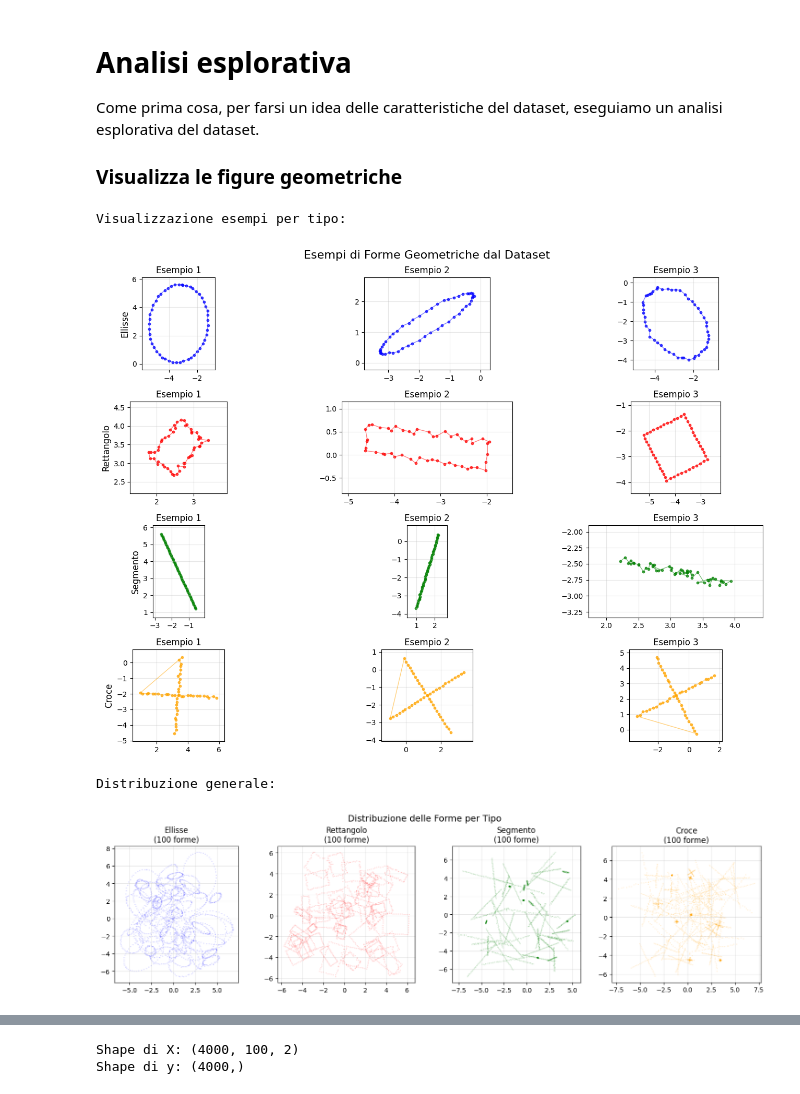
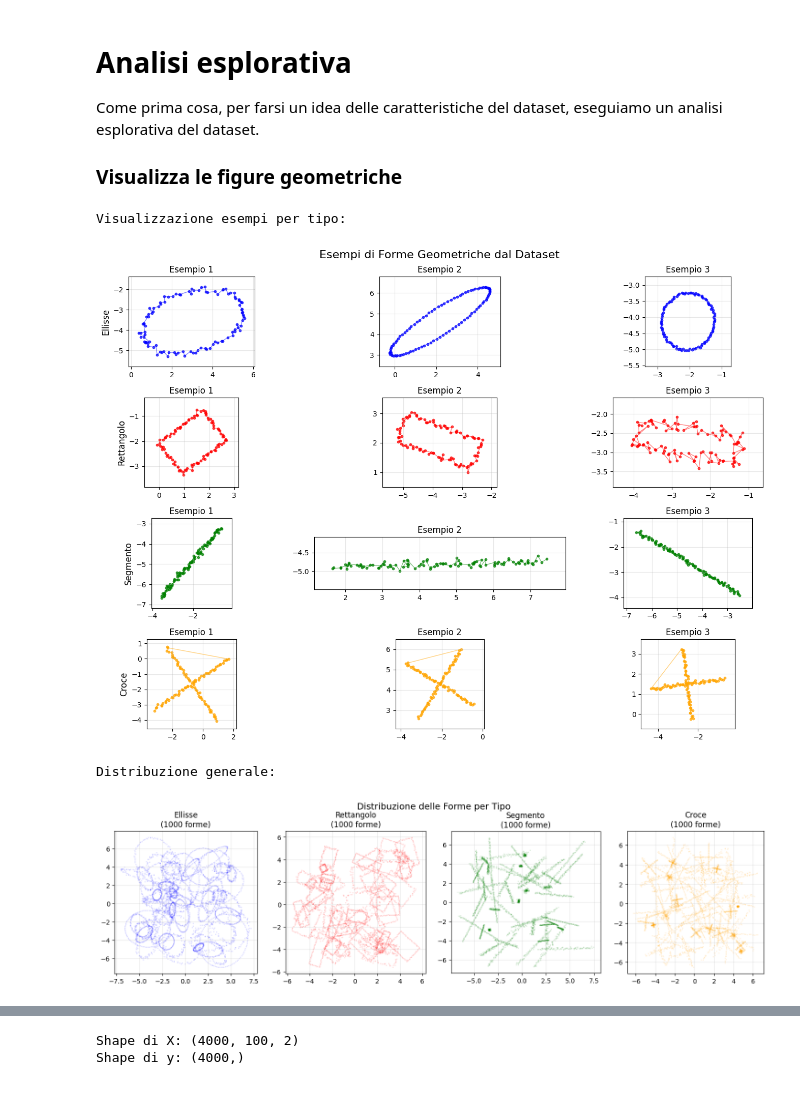
Before and after one commit to SimonePellegrini/ShapeRecognitionPython, a Jupyter notebook: riconoscimento_forme (1).ipynb, the cells around one changed output, grey strips where cells are left out. Drawn from its saved outputs; the diff is of its cells as text; code cells hidden in the pictures.

Commit message:
Aggiunta di visualizzazioni grafiche

```diff
--- a/riconoscimento_forme (1).ipynb
+++ b/riconoscimento_forme (1).ipynb
@@ -378,62 +378,7 @@ def visualizza_forme(X, y, n_per_tipo=4, figsize=(15, 10)):
 
     plt.tight_layout()
     plt.show()
-    """
-    Visualizza forme specifiche in subplot separati.
 
-    Parametri:
-        X (np.ndarray): Array di forme
-        y (np.ndarray): Array di etichette
-        indices (list): Lista di indici delle forme da visualizzare (se None, prende le prime 8)
-        figsize (tuple): Dimensione della figura
-    """
-
-    labels = ['ellisse', 'rettangolo', 'segmento', 'croce']
-    colori = ['blue', 'red', 'green', 'orange']
-
-    if indices is None:
-        indices = list(range(min(8, len(X))))
-
-    n_plot = len(indices)
-    cols = 4
-    rows = (n_plot + cols - 1) // cols
-
-    fig, axes = plt.subplots(rows, cols, figsize=figsize)
-    if rows == 1:
-        axes = axes.reshape(1, -1)
-
-    for i, idx in enumerate(indices):
-        row = i // cols
-        col = i % cols
-        ax = axes[row, col]
-
-        punti = X[idx]
-        tipo = y[idx]
-
-        # Disegna la forma
-        ax.scatter(punti[:, 0], punti[:, 1],
-                  c=colori[tipo], s=15, alpha=0.8)
-
-        if tipo in [0, 1]:  # Chiudi ellisse e rettangolo
-            punti_chiusi = np.vstack([punti, punti[0]])
-            ax.plot(punti_chiusi[:, 0], punti_chiusi[:, 1],
-                   c=colori[tipo], linewidth=2, alpha=0.6)
-        else:
-            ax.plot(punti[:, 0], punti[:, 1],
-                   c=colori[tipo], linewidth=2, alpha=0.6)
-
-        ax.set_title(f'{labels[tipo]} (idx={idx})', fontsize=10)
-        ax.grid(True, alpha=0.3)
-        ax.set_aspect('equal')
-
-    # Nasconde subplot vuoti
-    for i in range(n_plot, rows * cols):
-        row = i // cols
-        col = i % cols
-        axes[row, col].set_visible(False)
-
-    plt.tight_layout()
-    plt.show()
 def visualizza_distribuzione_forme(X, y, figsize=(15, 4)):
     """
     Visualizza la distribuzione di tutte le forme in un unico plot per tipo.
@@ -454,36 +399,34 @@ def visualizza_distribuzione_forme(X, y, figsize=(15, 4)):
 
         # Trova tutte le forme di questo tipo
         indici = np.where(y == tipo)[0]
 
         # Disegna tutte le forme sovrapposte
         for idx in indici[:50]:  # Limita a 50 per non sovraccaricare
             punti = X[idx]
             ax.scatter(punti[:, 0], punti[:, 1],
                       c=colori[tipo], s=1, alpha=0.1)
 
         ax.set_title(f'{labels[tipo].capitalize()}\n({len(indici)} forme)')
         ax.grid(True, alpha=0.3)
         ax.set_aspect('equal')
 
     plt.suptitle('Distribuzione delle Forme per Tipo', fontsize=14)
     plt.tight_layout()
     plt.show()
 
-
-# Esempio d'uso:
 if __name__ == "__main__":
     # Genera dataset di esempio
-    X, y = genera_campioni(n_shapes=100, n_punti=50, rumore_std_bound=0.05)
+    X, y = genera_campioni(n_shapes=1000, n_punti=100, rumore_std_bound=0.1)
 
     # Visualizza esempi
     print("Visualizzazione esempi per tipo:")
     visualizza_forme(X, y, n_per_tipo=3)
 
     # Visualizza distribuzione
     print("\nDistribuzione generale:")
     visualizza_distribuzione_forme(X, y)
 # %% [output]
 Visualizzazione esempi per tipo:
-[figure, old version]
+[figure, new version]
 Distribuzione generale:
-[figure, old version]
+[figure, new version]
```
Also changed, not shown: parts of 12 cells of this notebook.
